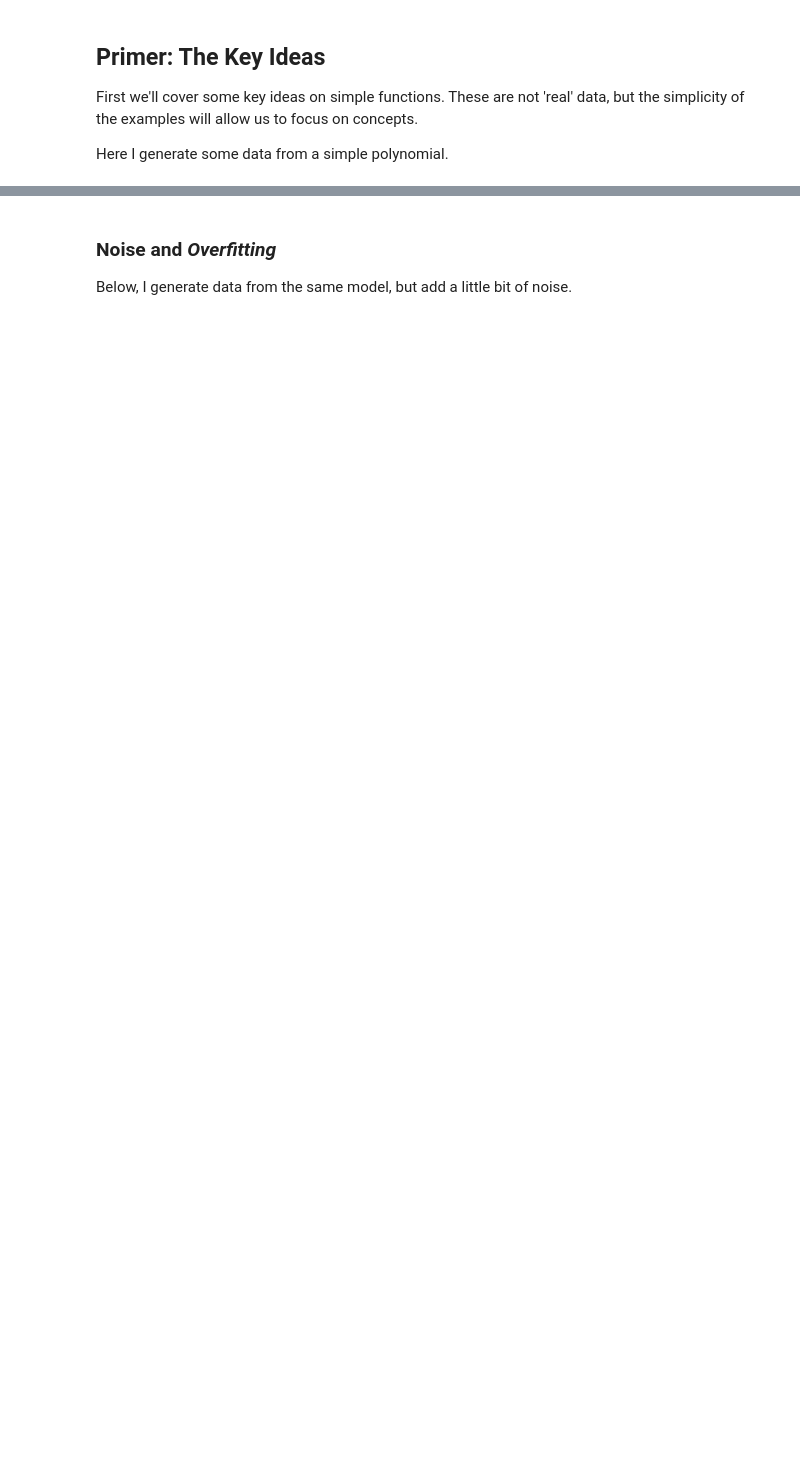
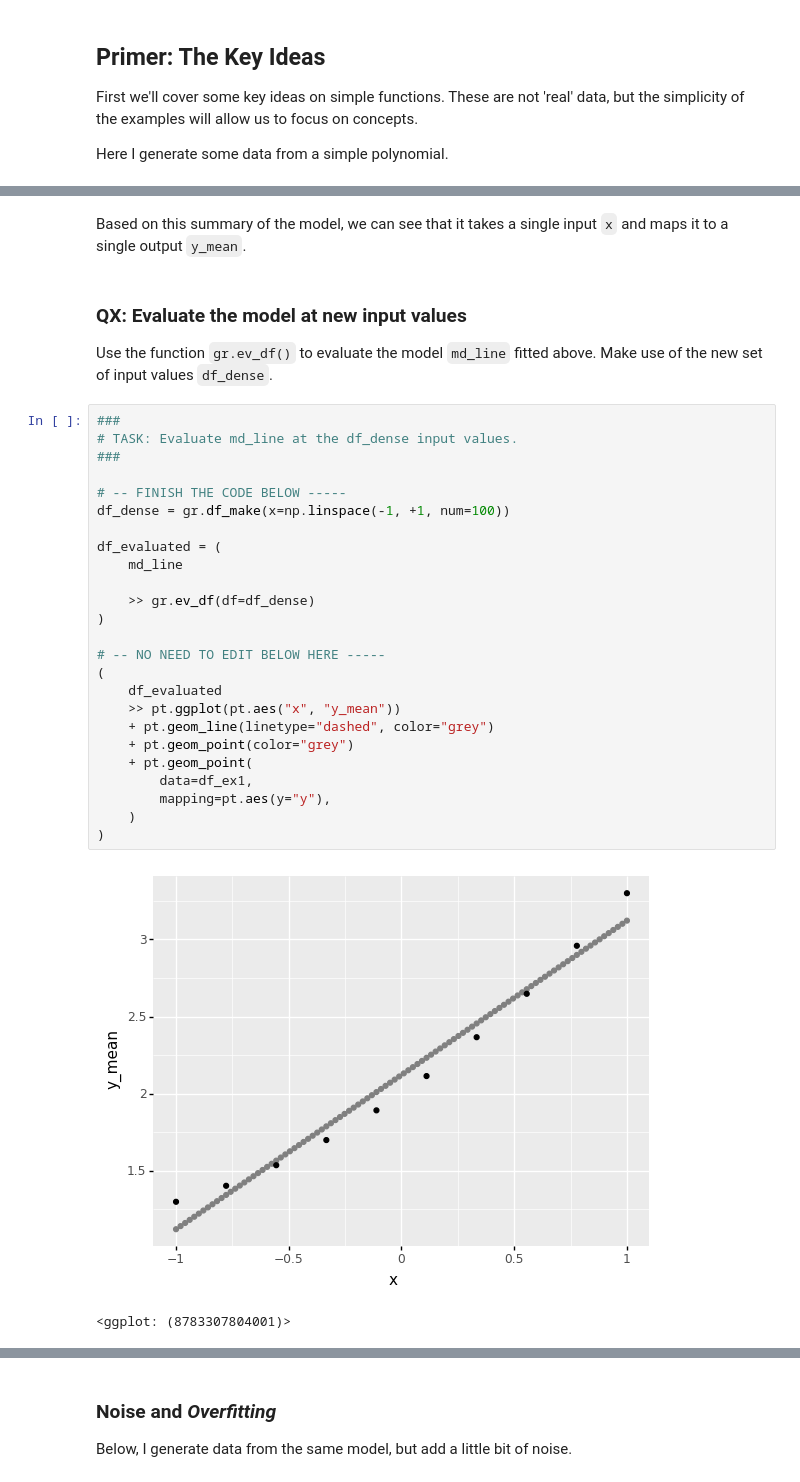
Before and after one commit to zdelrosario/mi101, a Jupyter notebook: _sources/notebooks/05_ml_solution.ipynb, the cells around one changed output, grey strips where cells are left out. Saved outputs shown, nothing was run; the diff lists cells and outputs as text; blank space fills up the shorter version.

```diff
--- a/_sources/notebooks/05_ml_solution.ipynb
+++ b/_sources/notebooks/05_ml_solution.ipynb
@@ -192,2 +200,36 @@ NameError: name 'X_c' is not defined
+# %% [markdown]
+Based on this summary of the model, we can see that it takes a single input `x` and maps it to a single output `y_mean`.
+# %% [markdown]
+### __QX__: Evaluate the model at new input values
+
+Use the function `gr.ev_df()` to evaluate the model `md_line` fitted above. Make use of the new set of input values `df_dense`.
+# %%
+###
+# TASK: Evaluate md_line at the df_dense input values.
+###
+
+# -- FINISH THE CODE BELOW -----
+df_dense = gr.df_make(x=np.linspace(-1, +1, num=100))
+
+df_evaluated = (
+    md_line
+
+    >> gr.ev_df(df=df_dense)
+)
+
+# -- NO NEED TO EDIT BELOW HERE -----
+(
+    df_evaluated
+    >> pt.ggplot(pt.aes("x", "y_mean"))
+    + pt.geom_line(linetype="dashed", color="grey")
+    + pt.geom_point(color="grey")
+    + pt.geom_point(
+        data=df_ex1,
+        mapping=pt.aes(y="y"),
+    )
+)
+# %% [output]
+[figure, added]
+<ggplot: (8783307804001)>
 # %% [markdown]
 ### Model Flexibility and _Underfitting_
```
Also changed, not shown: parts of 30 cells of this notebook, 33 other files.
